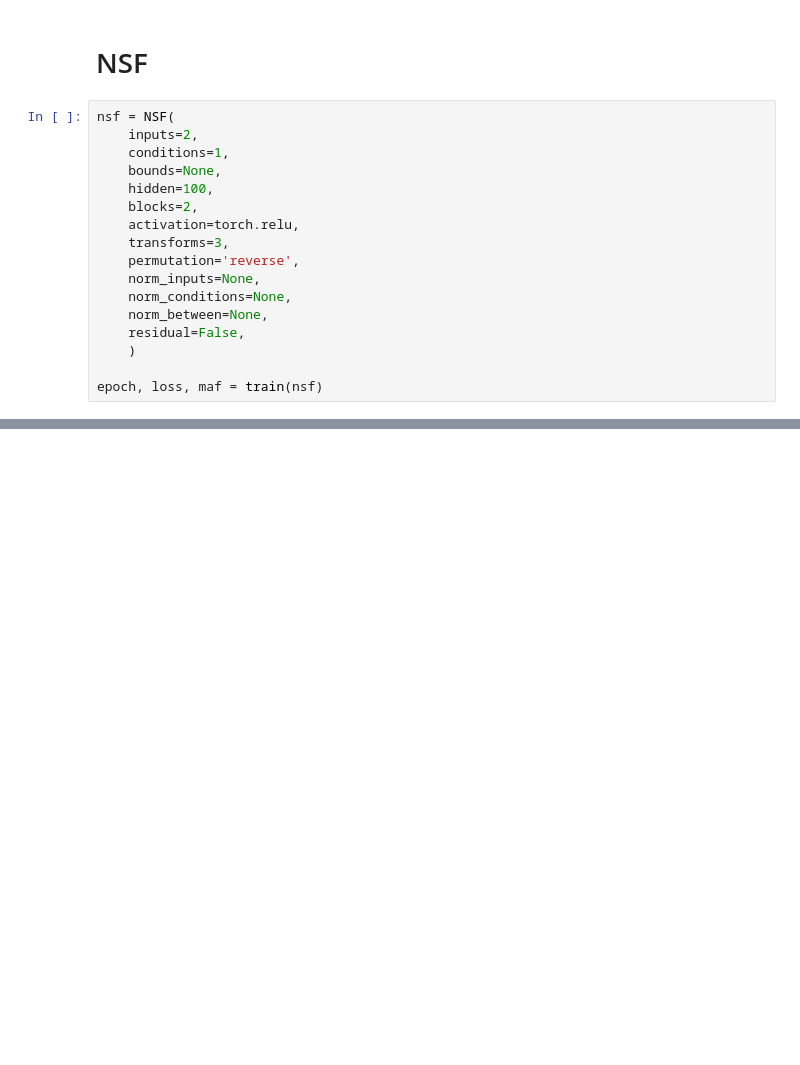
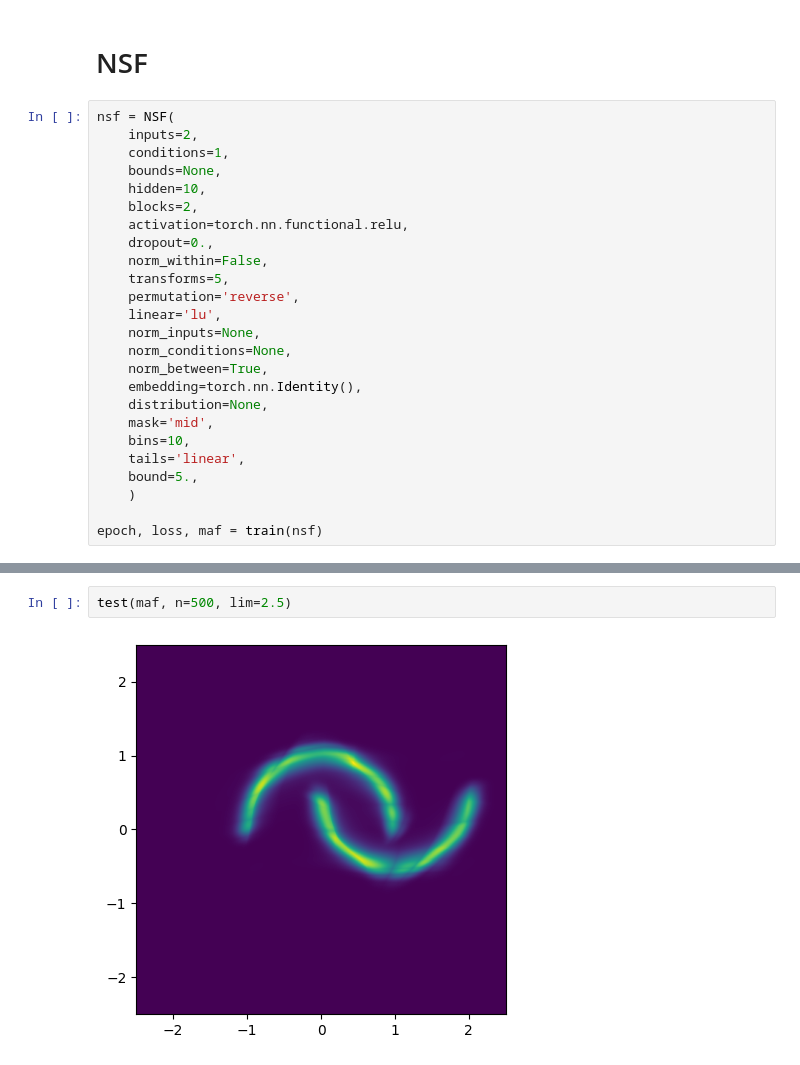
Before and after one commit to mdmould/shallow, a Jupyter notebook: examples/torch/torch.ipynb, the cells around one changed output, grey strips where cells are left out. Cells and saved outputs as stored; diff of their text form; blank space fills up the shorter version.

```diff
--- a/examples/torch/torch.ipynb
+++ b/examples/torch/torch.ipynb
@@ -148,15 +150,23 @@ nsf = NSF(
     inputs=2,
     conditions=1,
     bounds=None,
-    hidden=100,
+    hidden=10,
     blocks=2,
-    activation=torch.relu,
-    transforms=3,
+    activation=torch.nn.functional.relu,
+    dropout=0.,
+    norm_within=False,
+    transforms=5,
     permutation='reverse',
+    linear='lu',
     norm_inputs=None,
     norm_conditions=None,
-    norm_between=None,
-    residual=False,
+    norm_between=True,
+    embedding=torch.nn.Identity(),
+    distribution=None,
+    mask='mid',
+    bins=10,
+    tails='linear',
+    bound=5.,
     )
 
 epoch, loss, maf = train(nsf)
@@ -162,0 +191,4 @@ epoch, loss, maf = train(nsf)
+# %%
+test(maf, n=500, lim=2.5)
+# %% [output]
+[figure, added]
```
Also changed, not shown: parts of 3 cells of this notebook, 1 other file.
